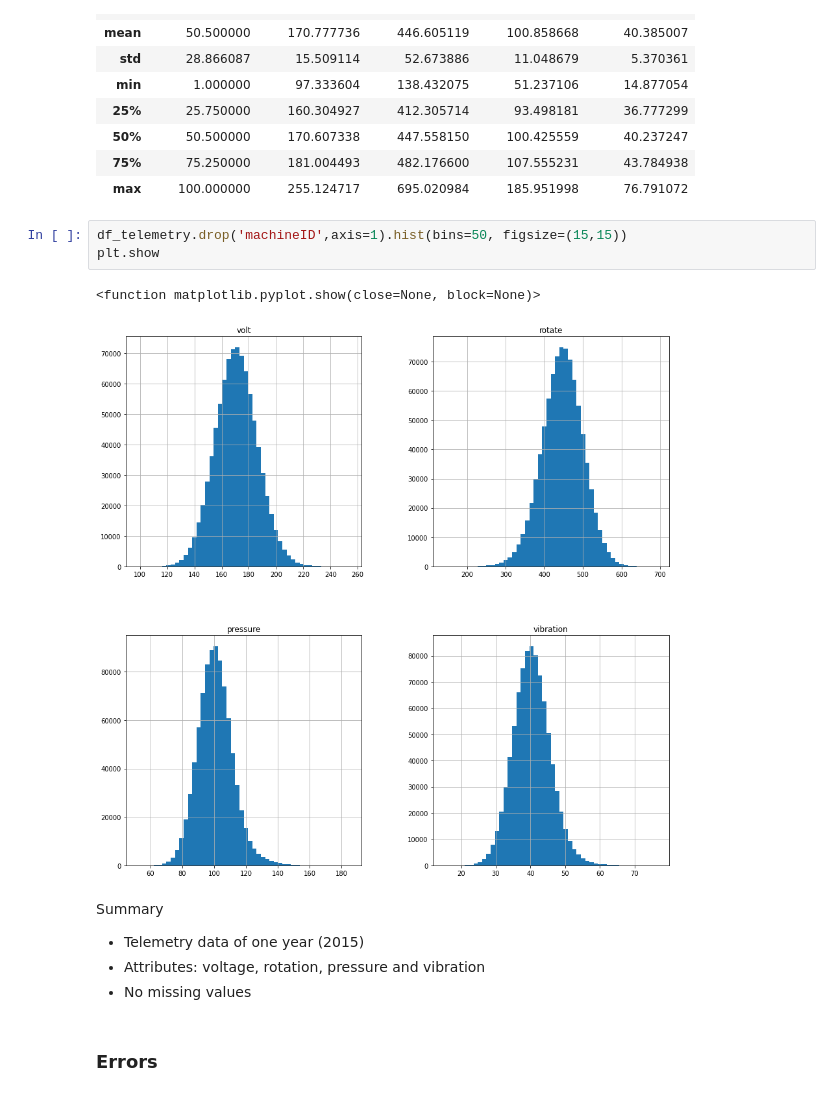
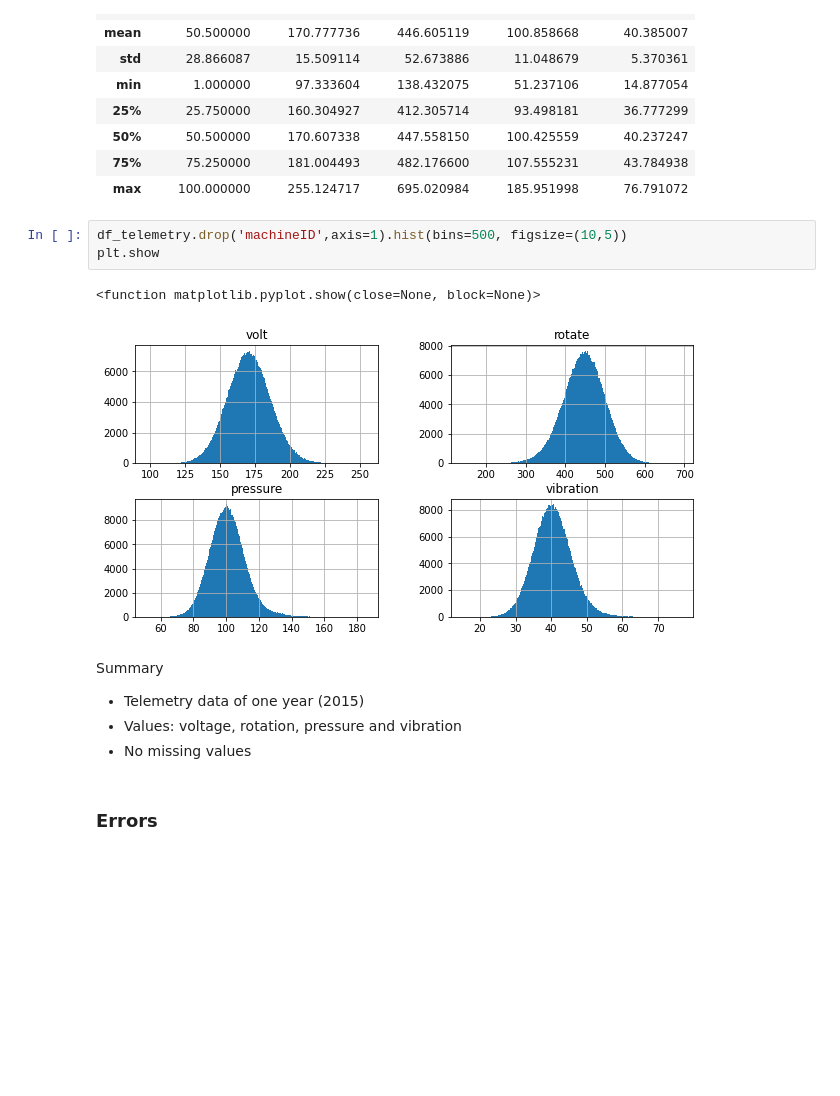
Before and after one commit to l-hamm/predictive-maintenance, a Jupyter notebook: data_insights.ipynb, the cells around one changed output. Saved outputs shown, nothing was run; the diff lists cells and outputs as text; blank space fills up the shorter version.

```diff
--- a/data_insights.ipynb
+++ b/data_insights.ipynb
@@ -139,16 +169,16 @@ df_telemetry.describe()
 | 75% | 75.250000 | 181.004493 | 482.176600 | 107.555231 | 43.784938 |
 | max | 100.000000 | 255.124717 | 695.020984 | 185.951998 | 76.791072 |
 # %%
-df_telemetry.drop('machineID',axis=1).hist(bins=50, figsize=(15,15))
+df_telemetry.drop('machineID',axis=1).hist(bins=500, figsize=(10,5))
 plt.show
 # %% [output]
 <function matplotlib.pyplot.show(close=None, block=None)>
-[figure, old version]
+[figure, new version]
 # %% [markdown]
 Summary
 
 - Telemetry data of one year (2015)
-- Attributes: voltage, rotation, pressure and vibration
+- Values: voltage, rotation, pressure and vibration
 - No missing values
 # %% [markdown]
 ### Errors
```
Also changed, not shown: parts of 43 cells of this notebook.
